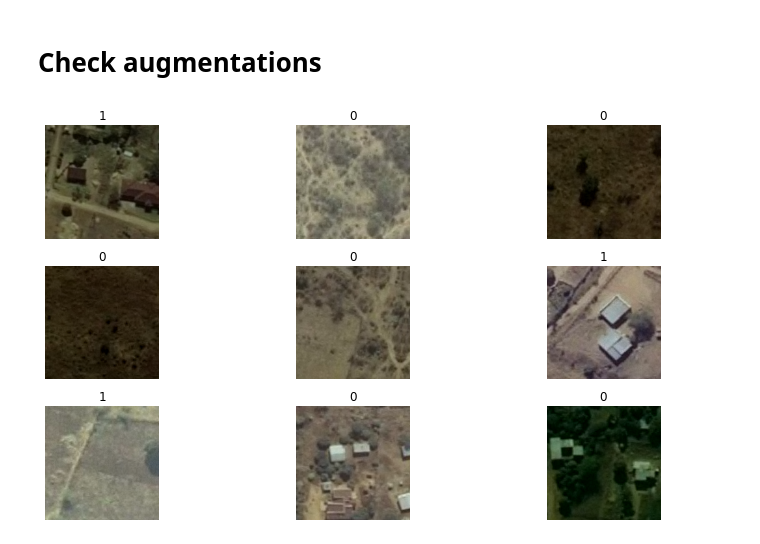
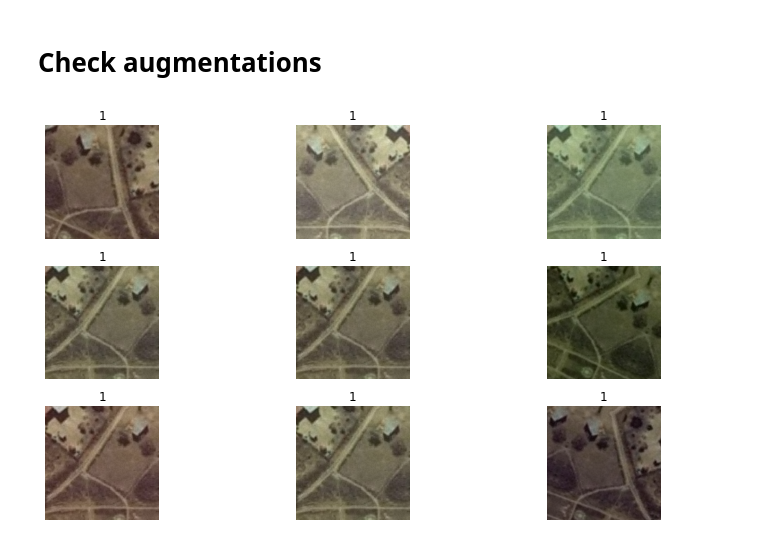
Before and after one commit to adeshkin/road_segment, a Jupyter notebook: EDA.ipynb, the cells around one changed output. Saved outputs shown, nothing was run; the diff lists cells and outputs as text; code cells hidden in the pictures.

```diff
--- a/EDA.ipynb
+++ b/EDA.ipynb
@@ -54,7 +53,10 @@ ID_3A6YUNAb
 # Check augmentations
 # %%
 from dataset import RoadSegment
-from utils import get_transform
+from utils import get_transform, visualize_augmentations
 
 transforms = get_transform()
 road_dataset = RoadSegment(df, image_dir, transforms['train'])
+visualize_augmentations(road_dataset, idx=10)
+# %% [output]
+[figure, added]
@@ -79,4 +62,0 @@ def visualize_augmentations(dataset, idx=None, samples=9, cols=3):
-# %%
-visualize_augmentations(road_dataset)
-# %% [output]
-[figure, removed]
```
Also changed, not shown: parts of 6 cells of this notebook, 1 other file.
